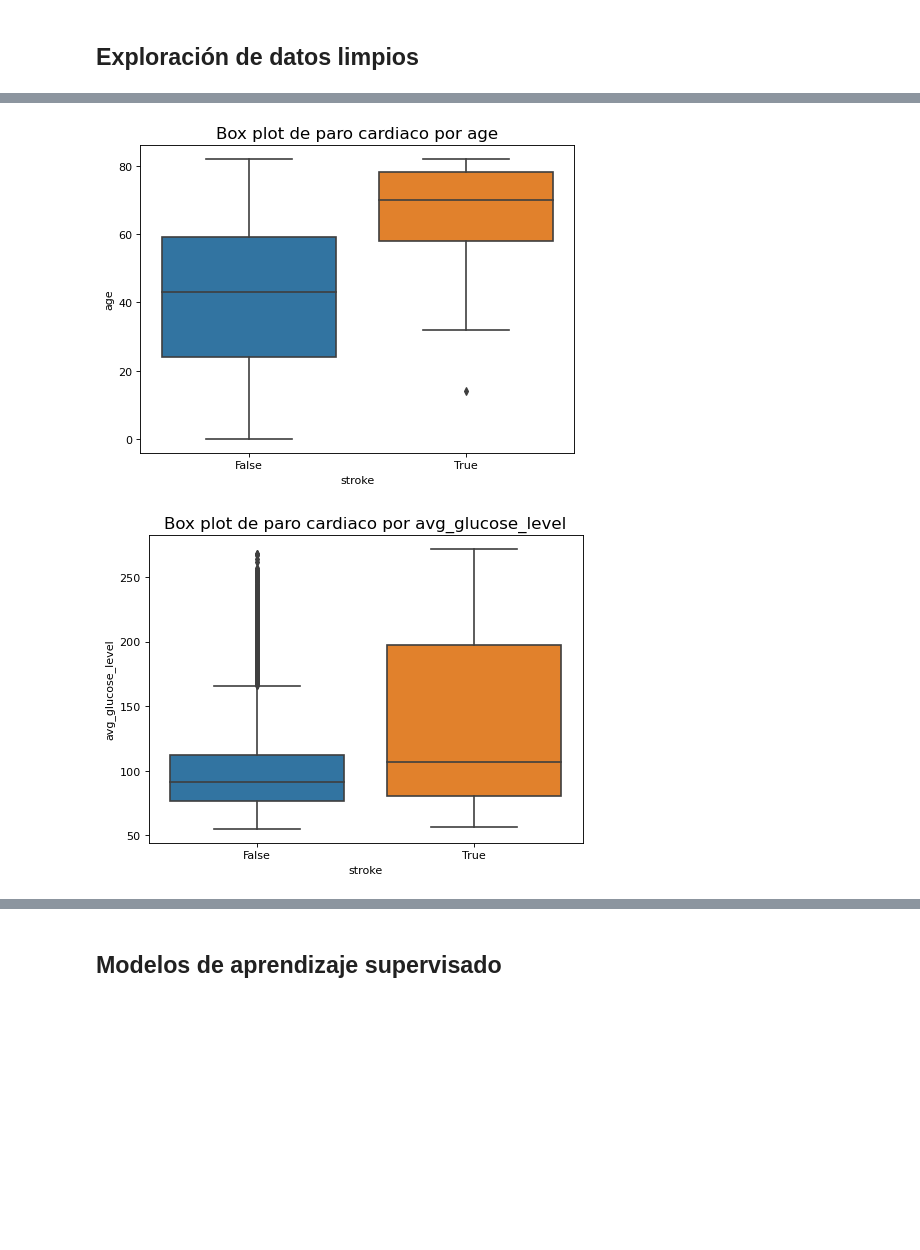
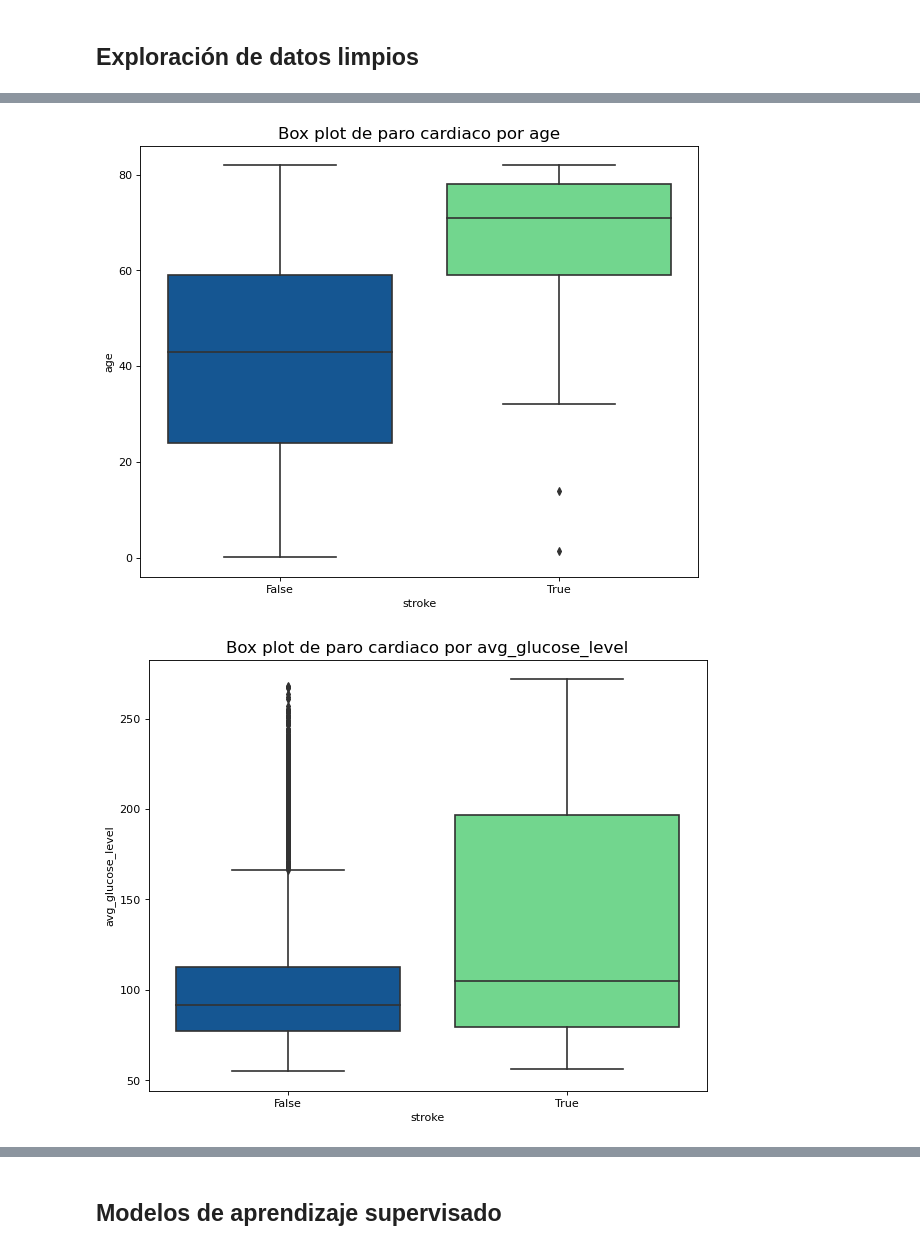
Before and after one commit to Sarahdrdo/Equipo3_AgentesInteligentes_Reto, a Jupyter notebook: Equipo3_Reto_AgentesInteligentes.ipynb, the cells around one changed output, grey strips where cells are left out. Saved outputs shown, nothing was run; the diff lists cells and outputs as text; code cells hidden in the pictures; blank space fills up the shorter version.

```diff
--- a/Equipo3_Reto_AgentesInteligentes.ipynb
+++ b/Equipo3_Reto_AgentesInteligentes.ipynb
@@ -171,10 +176,9 @@ for i in raw_data.drop(labels=["id", "age", "avg_glucose_level", "bmi"], axis=1)
 datos = raw_data
 no_bmi = datos[datos["bmi"].isna()]
 
-# Quitamos filas con algún dato vacío
-datos = datos.dropna().drop("id", axis=1).reset_index(drop=True)
+# Como "bmi" es la única columna que tiene datos vacíos, llenaremos esos datos vacíos con la mediana
+datos['bmi'].fillna(round (datos['bmi'].median(), 2), inplace=True)
+datos = datos.drop("id", axis=1).reset_index(drop=True)
 
 # Eliminamos el dato que no tiene género (dice "Otro")
 datos = datos.drop(2970)
-
-datos.head()
@@ -187,0 +185,8 @@ datos.head()
+# %%
+# Creación de categorías para la visualización
+
+datos['bmi_category'] = pd.cut(datos['bmi'], bins = [0, 19, 25,30,10000], labels = ['Underweight', 'Ideal', 'Overweight', 'Obesity'])
+datos['age_group'] = pd.cut(datos['age'], bins = [0,13,18, 45,60,200], labels = ['Children', 'Teens', 'Adults','Mid Adults','Elderly'])
+datos['glucose_category'] = pd.cut(datos['avg_glucose_level'], bins = [0,90,160,230,500], labels = ['Low', 'Normal', 'High', 'Very High'])
+
+datos.head()
@@ -257,7 +271,7 @@ pd.DataFrame(datos.agg(stat.mode)).rename(columns={0:"mode"})
 # Exploración variables cualitativas
 
 for i in datos.drop(labels=["age", "avg_glucose_level", "bmi"], axis=1):
-    fig = datos[i].value_counts().plot(kind='bar', xlabel=i , ylabel='frequency', color="#31d7f5")
+    fig = datos[i].value_counts().plot(kind='bar', xlabel=i , ylabel='frequency', color="#B48B7D")
     rects = fig.patches
 
     # Make some labels.
@@ -297,13 +338,13 @@ plt.tight_layout()
 # %%
 # Boxplots
 cuantitativas = ["age", "avg_glucose_level", "bmi"]
 
 for i in cuantitativas:
-    plt.figure(figsize=(7,5), dpi= 80)
-    sns.boxplot(x='stroke', y=i, data=datos, notch=False)
+    plt.figure(figsize=(9,7), dpi= 80)
+    sns.boxplot(x='stroke', y=i, data=datos, notch=False, palette=["#0057A7", "#61E786"])
     title = 'Box plot de paro cardiaco por '+i
     plt.title(title, fontsize=15)
     plt.show()
 # %% [output]
-[figure, old version]
+[figure, new version]
-[figure, old version]
+[figure, new version]
```
Also changed, not shown: parts of 22 cells of this notebook.
